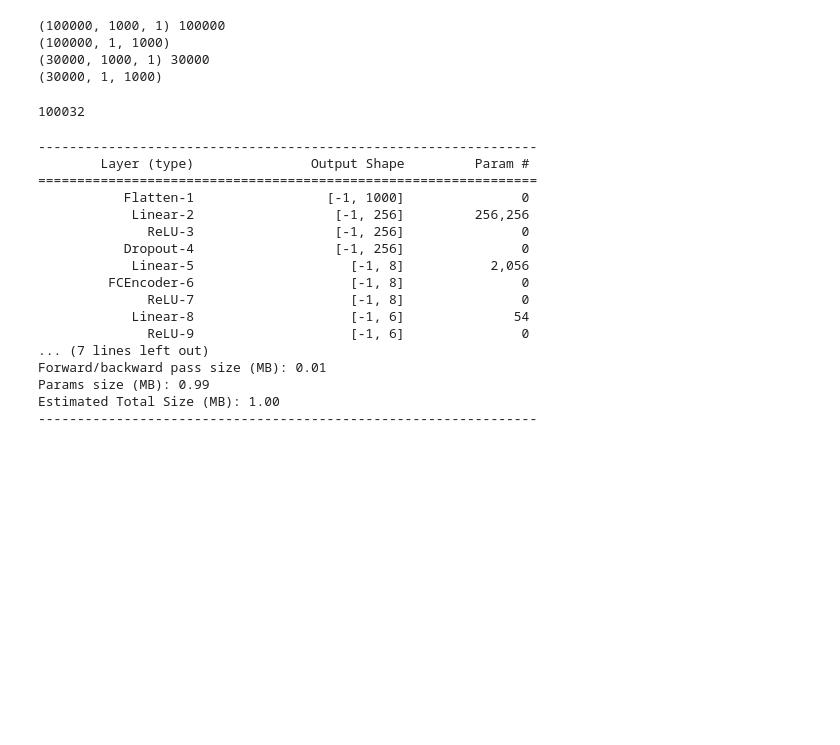
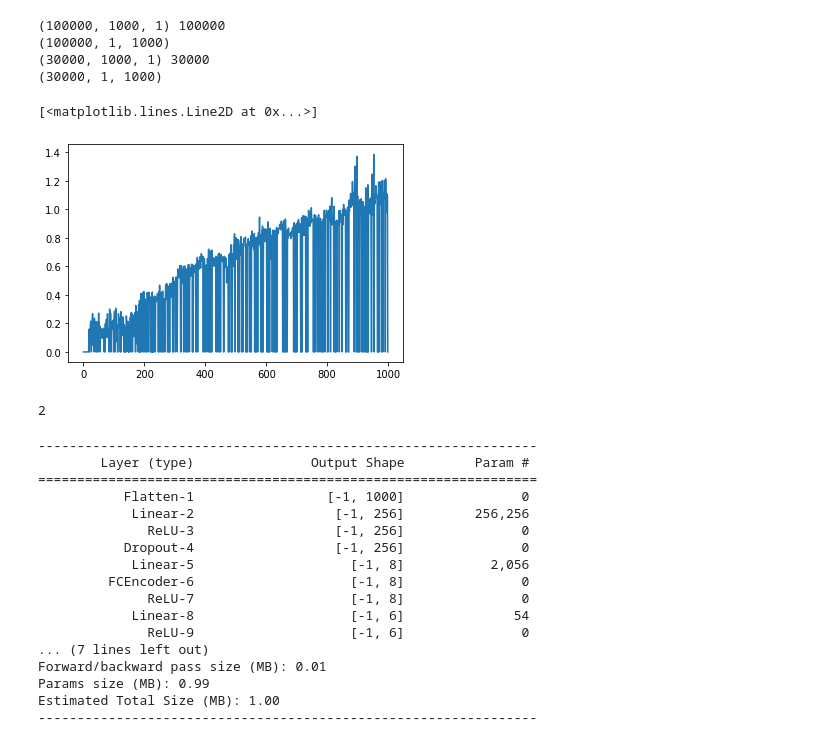
Before and after one commit to VMBoehm/N3ASProject_Annie, a Jupyter notebook: notebooks/ContrastiveLearning.ipynb, the cells around one changed output. Cells and saved outputs as stored; diff of their text form; code cells hidden in the pictures; blank space fills up the shorter version.

```diff
--- a/notebooks/ContrastiveLearning.ipynb
+++ b/notebooks/ContrastiveLearning.ipynb
@@ -140,9 +127,16 @@ AE1 = AE.Autoencoder(general_params,data_params,fc_network_params, fc_network_pa
 (30000, 1000, 1) 30000
 (30000, 1, 1000)
 # %%
-len(AE1.train_loader)*batchsize
+test_sample = next(iter(AE1.valid_loader))
-# %% [output]
-100032
+# %%
+plt.plot(np.squeeze(test_sample[0][0]))
+# %% [output]
+[<matplotlib.lines.Line2D at 0x...>]
+[figure, added]
+# %%
+len(test_sample)
+# %% [output]
+2
 # %%
 if dim =='1D':
     summary(AE1, (input_c,input_dim))
```
Also changed, not shown: parts of 11 cells of this notebook.
